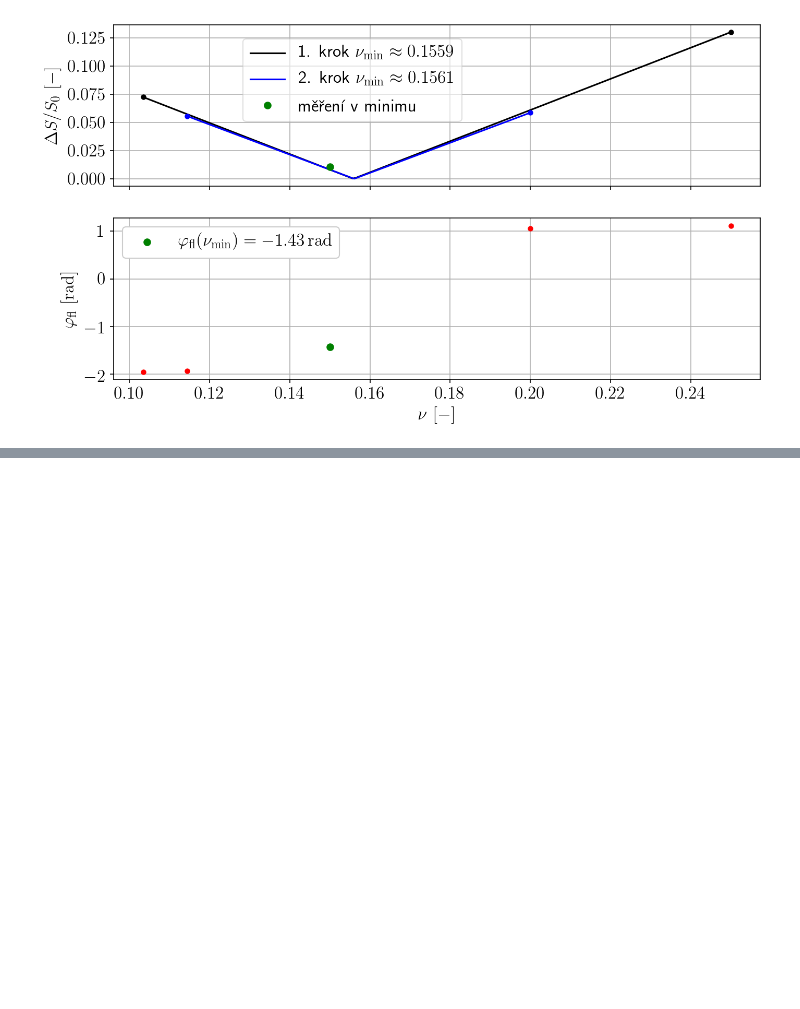
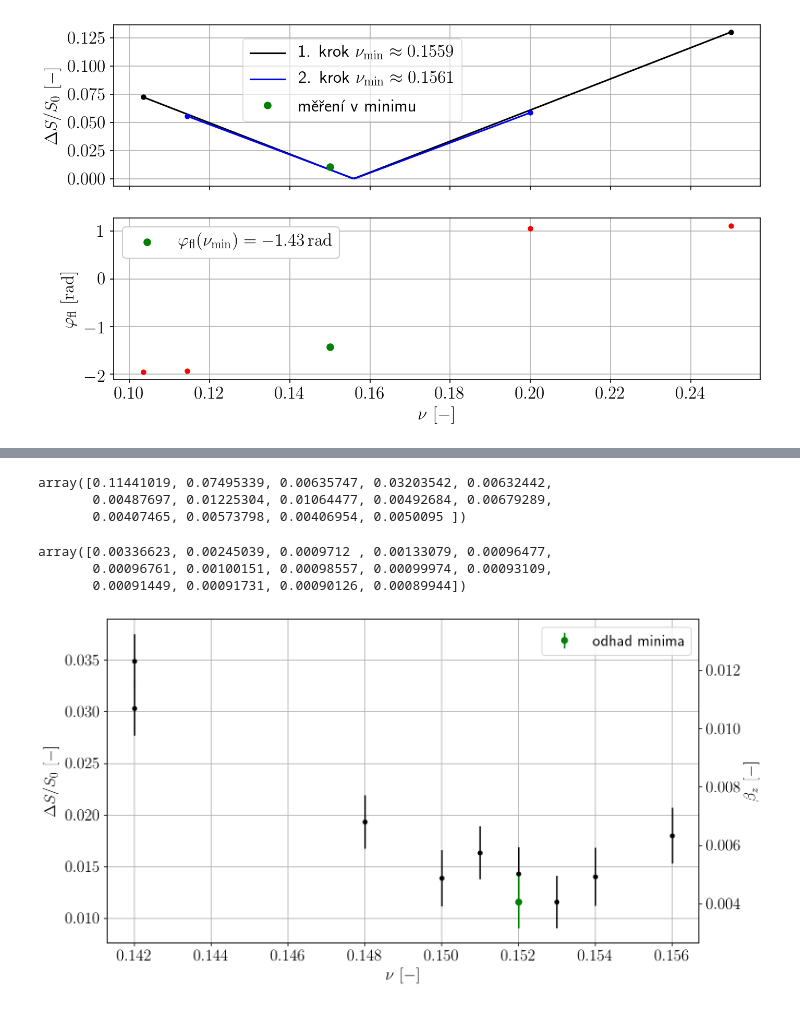
Before and after one commit to dvadlejch/Julia_vypocty_diplomka, a Jupyter notebook: julia_plots/ax_EMM_min_plot.ipynb, the cells around one changed output, grey strips where cells are left out. Drawn from its saved outputs; the diff is of its cells as text; code cells hidden in the pictures; blank space fills up the shorter version.

Commit message:
ploty do diplomky
ploty minimalizace EMM

```diff
--- a/julia_plots/ax_EMM_min_plot.ipynb
+++ b/julia_plots/ax_EMM_min_plot.ipynb
@@ -440,0 +654,11 @@ ax2.legend(framealpha=1)
+# %%
+from scipy.optimize import approx_fprime, check_grad
+
+def root_func(x):
+    [beta, norm_mod_amp, Omega, laser_detun, decay_rate] = x
+    return fl_signal(beta, laser_detun, Omega, decay_rate) - norm_mod_amp
+
+def root_func_grad(x):
+#     [beta, norm_mod_amp, Omega, laser_detun, decay_rate] = x
+    epsilon = 5e-6
+    return( approx_fprime(x, root_func, x*epsilon ) )
@@ -440,0 +700,39 @@ ax2.legend(framealpha=1)
+# %%
+beta
+# %% [output]
+array([0.11441019, 0.07495339, 0.00635747, 0.03203542, 0.00632442,
+       0.00487697, 0.01225304, 0.01064477, 0.00492684, 0.00679289,
+       0.00407465, 0.00573798, 0.00406954, 0.0050095 ])
+# %%
+beta_sigma
+# %% [output]
+array([0.00336623, 0.00245039, 0.0009712 , 0.00133079, 0.00096477,
+       0.00096761, 0.00100151, 0.00098557, 0.00099974, 0.00093109,
+       0.00091449, 0.00091731, 0.00090126, 0.00089944])
+# %%
+plt.figure(figsize=(sizex/my_dpi, sizey/my_dpi), dpi=my_dpi)
+x = plt.gca()
+
+x.errorbar(nu[4:], np.abs(DeltaS_S_ratio[4:]), fmt='.', color='black', yerr=Delta_S_S_ratio_sigma[4:], markersize=8)
+
+#--- mereni v minimu
+# x.errorbar(nu[np.argmin(beta)], np.abs(DeltaS_S_ratio[np.argmin(beta)]), fmt='.', color='green',
+#           yerr = Delta_S_S_ratio_sigma[np.argmin(beta)], markersize=10)
+x.errorbar(nu[10], np.abs(DeltaS_S_ratio[10]), fmt='.', color='green',
+          yerr = Delta_S_S_ratio_sigma[10], markersize=12, label=r"odhad minima")
+
+x2 = plt.twinx()
+x2.errorbar(nu[4:], beta[4:], fmt='.', yerr=beta_sigma[4:], color='blue', alpha=0)
+# x2.plot(nu[4:], beta[4:],'.', alpha=0)
+
+# --- popisky
+x.set_xlabel(r"$ \nu \, \, \rm [-]$")
+x.set_ylabel(r"$ \Delta S / S_0 \, \, \rm [-]$")
+x2.set_ylabel(r"$ \beta_z \, \, \rm [-] $")
+
+x.legend()
+x.grid()
+
+#plt.savefig("/home/dan/diplomka_winfiles/Julia_vypocty_diplomka/julia_plots/ax_EMM_minim_proces_detail_03_05_2020.svg", bbox_inches="tight")
+# %% [output]
+[figure, added]
```
Also changed, not shown: parts of 12 cells of this notebook, 21 other files.
